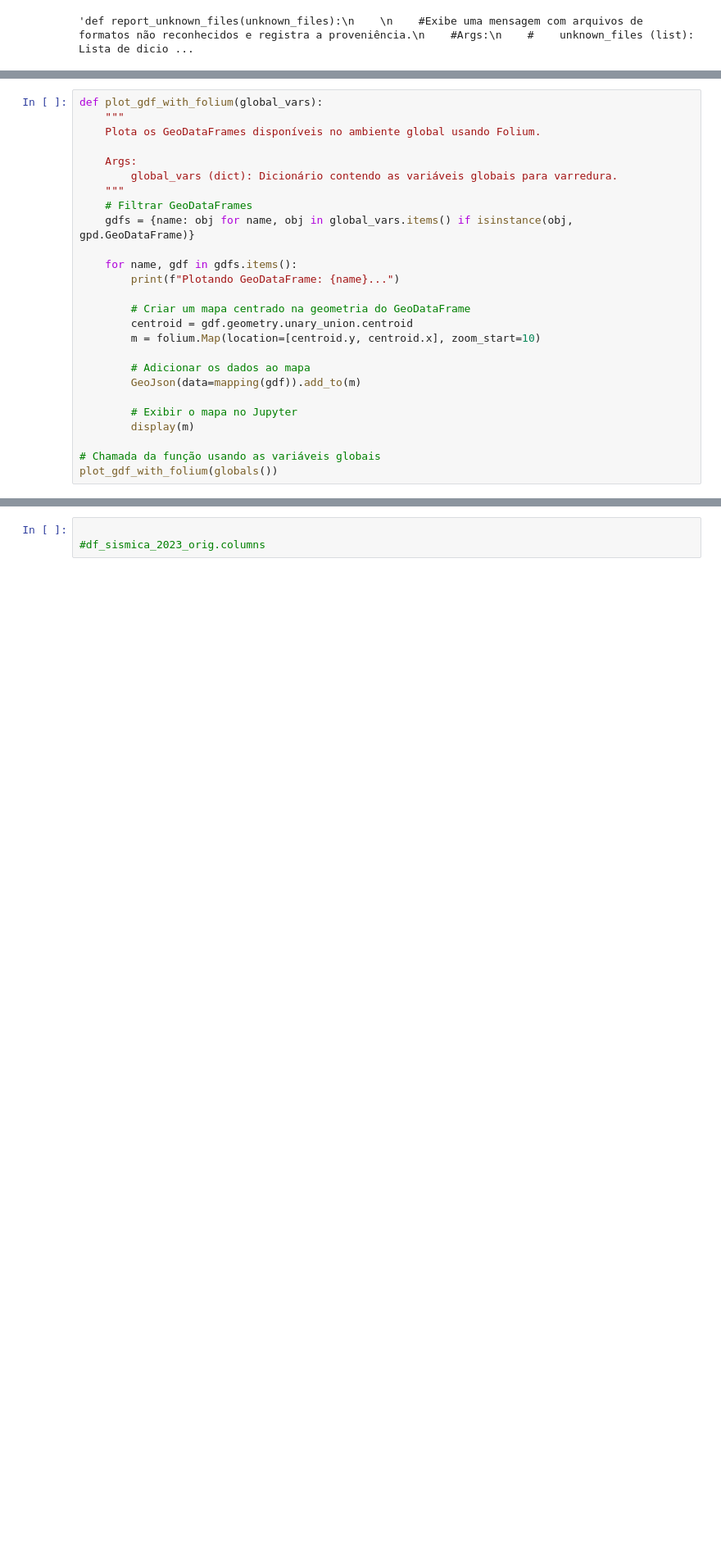
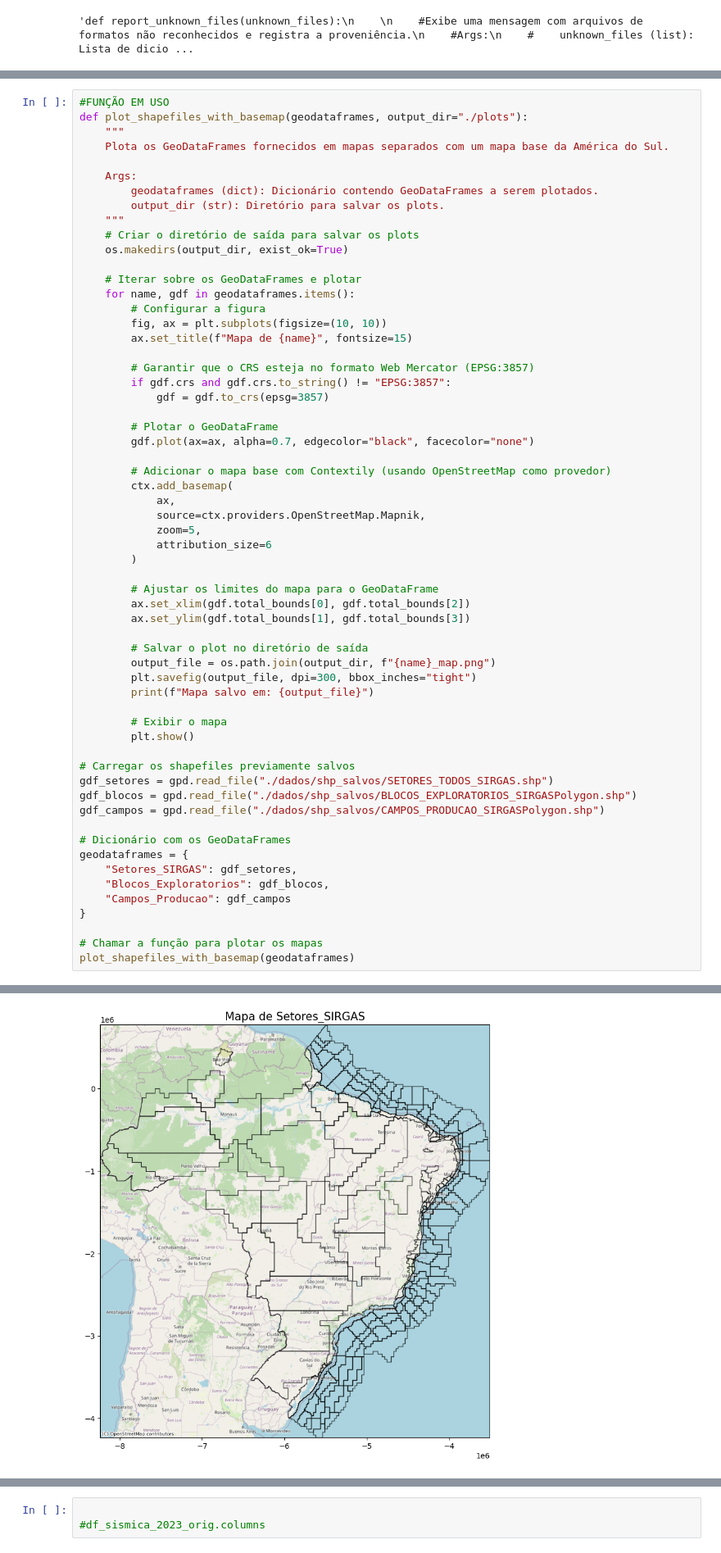
Before and after one commit to ubirajara-s/eda, a Jupyter notebook: eda_2.ipynb, the cells around one changed output, grey strips where cells are left out. Shown at 82% size. Cells and saved outputs as stored; diff of their text form; blank space fills up the shorter version.

Commit message:
atualizando vários arquivos,  e plots shp

```diff
--- a/eda_2.ipynb
+++ b/eda_2.ipynb
@@ -1145,26 +1146,61 @@ dtype: object
 # %%
-def plot_gdf_with_folium(global_vars):
+#FUNÇÃO EM USO
+def plot_shapefiles_with_basemap(geodataframes, output_dir="./plots"):
     """
-    Plota os GeoDataFrames disponíveis no ambiente global usando Folium.
+    Plota os GeoDataFrames fornecidos em mapas separados com um mapa base da América do Sul.
 
     Args:
-        global_vars (dict): Dicionário contendo as variáveis globais para varredura.
+        geodataframes (dict): Dicionário contendo GeoDataFrames a serem plotados.
+        output_dir (str): Diretório para salvar os plots.
     """
-    # Filtrar GeoDataFrames
-    gdfs = {name: obj for name, obj in global_vars.items() if isinstance(obj, gpd.GeoDataFrame)}
+    # Criar o diretório de saída para salvar os plots
+    os.makedirs(output_dir, exist_ok=True)
 
-    for name, gdf in gdfs.items():
-        print(f"Plotando GeoDataFrame: {name}...")
+    # Iterar sobre os GeoDataFrames e plotar
+    for name, gdf in geodataframes.items():
+        # Configurar a figura
+        fig, ax = plt.subplots(figsize=(10, 10))
+        ax.set_title(f"Mapa de {name}", fontsize=15)
 
-        # Criar um mapa centrado na geometria do GeoDataFrame
-        centroid = gdf.geometry.unary_union.centroid
-        m = folium.Map(location=[centroid.y, centroid.x], zoom_start=10)
+        # Garantir que o CRS esteja no formato Web Mercator (EPSG:3857)
+        if gdf.crs and gdf.crs.to_string() != "EPSG:3857":
+            gdf = gdf.to_crs(epsg=3857)
 
-        # Adicionar os dados ao mapa
-        GeoJson(data=mapping(gdf)).add_to(m)
+        # Plotar o GeoDataFrame
+        gdf.plot(ax=ax, alpha=0.7, edgecolor="black", facecolor="none")
 
-        # Exibir o mapa no Jupyter
-        display(m)
+        # Adicionar o mapa base com Contextily (usando OpenStreetMap como provedor)
+        ctx.add_basemap(
+            ax,
+            source=ctx.providers.OpenStreetMap.Mapnik,
+            zoom=5,
+            attribution_size=6
+        )
 
-# Chamada da função usando as variáveis globais
-plot_gdf_with_folium(globals())
+        # Ajustar os limites do mapa para o GeoDataFrame
+        ax.set_xlim(gdf.total_bounds[0], gdf.total_bounds[2])
+        ax.set_ylim(gdf.total_bounds[1], gdf.total_bounds[3])
+
+        # Salvar o plot no diretório de saída
+        output_file = os.path.join(output_dir, f"{name}_map.png")
+        plt.savefig(output_file, dpi=300, bbox_inches="tight")
+        print(f"Mapa salvo em: {output_file}")
+
+        # Exibir o mapa
+        plt.show()
+
+# Carregar os shapefiles previamente salvos
+gdf_setores = gpd.read_file("./dados/shp_salvos/SETORES_TODOS_SIRGAS.shp")
+gdf_blocos = gpd.read_file("./dados/shp_salvos/BLOCOS_EXPLORATORIOS_SIRGASPolygon.shp")
+gdf_campos = gpd.read_file("./dados/shp_salvos/CAMPOS_PRODUCAO_SIRGASPolygon.shp")
+
+# Dicionário com os GeoDataFrames
+geodataframes = {
+    "Setores_SIRGAS": gdf_setores,
+    "Blocos_Exploratorios": gdf_blocos,
+    "Campos_Producao": gdf_campos
+}
+
+# Chamar a função para plotar os mapas
+plot_shapefiles_with_basemap(geodataframes)
+# %% [output]
@@ -1170,0 +1208 @@ plot_gdf_with_folium(globals())
+[figure, added]
```
Also changed, not shown: parts of 3 cells of this notebook, 3 other files.
